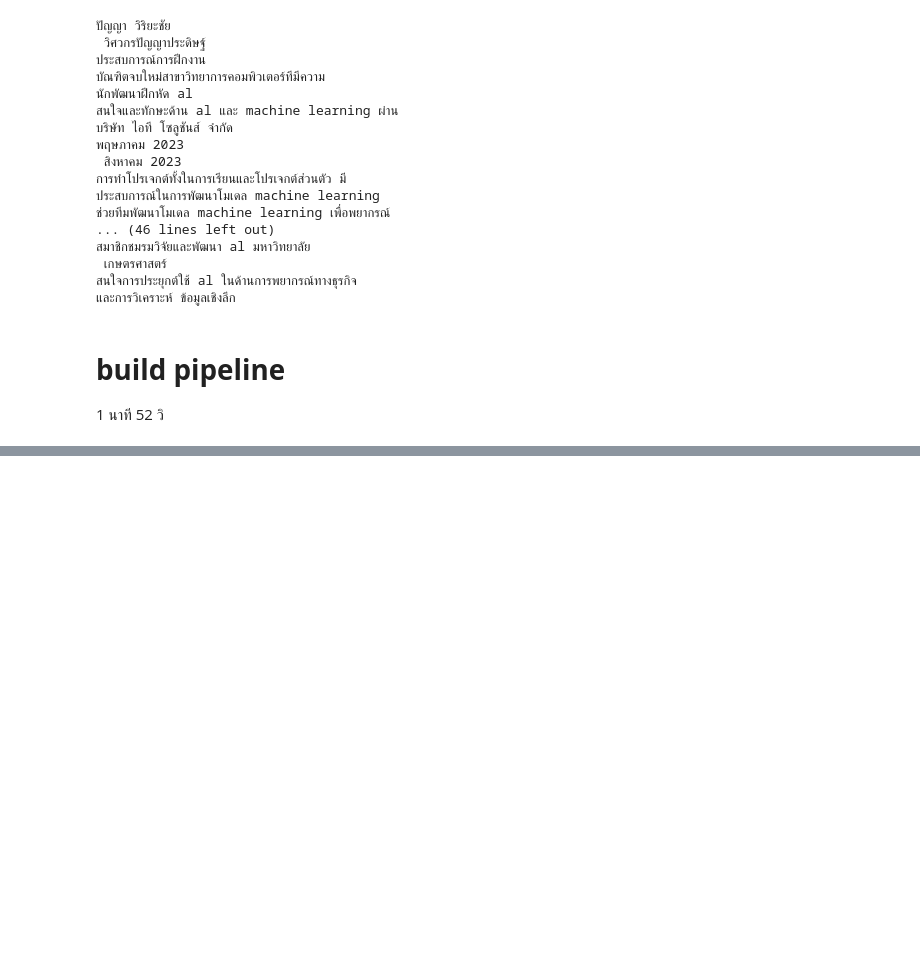
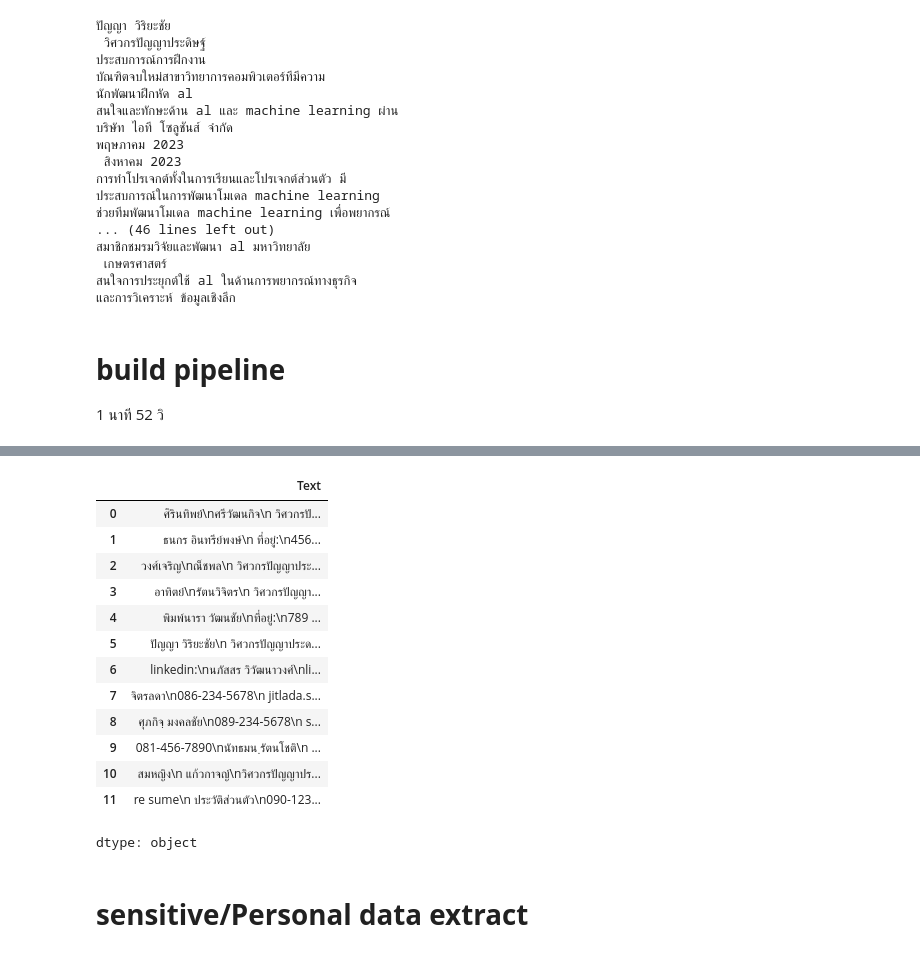
Before and after one commit to nxxk23/AI-Engineer, a Jupyter notebook: extract/EasyOCR.ipynb, the cells around one changed output, grey strips where cells are left out. Drawn from its saved outputs; the diff is of its cells as text; code cells hidden in the pictures; blank space fills up the shorter version.

```diff
--- a/extract/EasyOCR.ipynb
+++ b/extract/EasyOCR.ipynb
@@ -377,0 +374,19 @@ df = process_pdfs(pdf_dest_dir, '/content/resume/images')
+# %%
+df['Text']
+# %% [output]
+|  | Text |
+| 0 | ศิรินทิพย์\nศรีวัฒนกิจ\n วิศวกรปั... |
+| 1 | ธนกร อินทรีย์พงษ์\n ที่อยู่:\n456... |
+| 2 | วงศ์เจริญ\nณ็ชพล\n วิศวกรปัญญาประ... |
+| 3 | อาทิตย์\nรัตนวิจิตร\n วิศวกรปัญญา... |
+| 4 | พิมพ์นารา วัฒนชัย\nที่อยู่:\n789 ... |
+| 5 | ปัญญา วิริยะชัย\n วิศวกรปัญญาประด... |
+| 6 | linkedin:\nนภัสสร วิวัฒนาวงศ์\nli... |
+| 7 | จิตรลดา\n086-234-5678\n jitlada.s... |
+| 8 | ศุภกิจฺ มงคลชัย\n089-234-5678\n s... |
+| 9 | 081-456-7890\nนัทธมน ฺรัตนโชติ\n ... |
+| 10 | สมหญิง\n แก้วกาจญ์\nวิศวกรปัญญาปร... |
+| 11 | re sume\n ประวัติส่วนตัว\n090-123... |
+dtype: object
+# %% [markdown]
+# **sensitive/Personal data extract**
```
Also changed, not shown: parts of 23 cells of this notebook.
